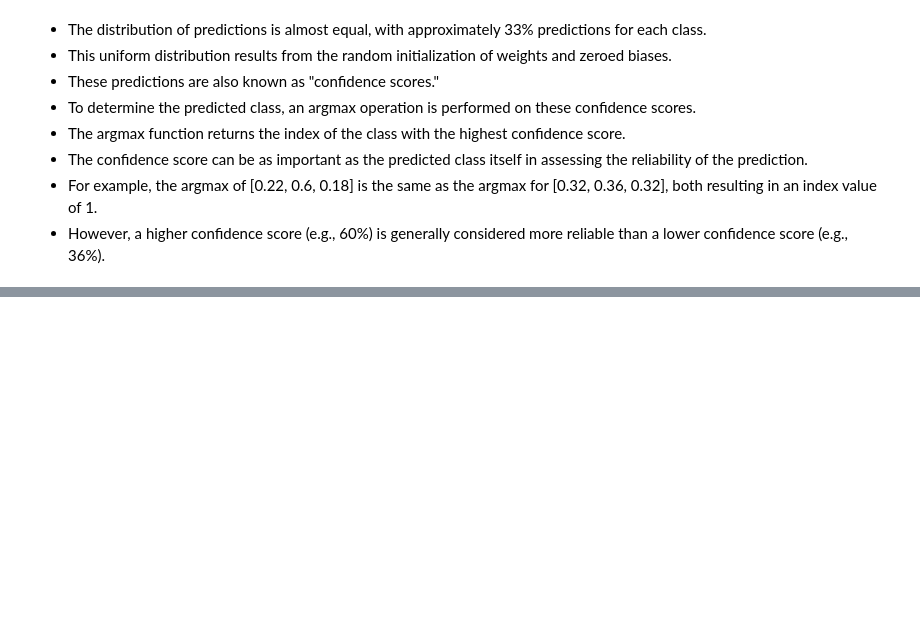
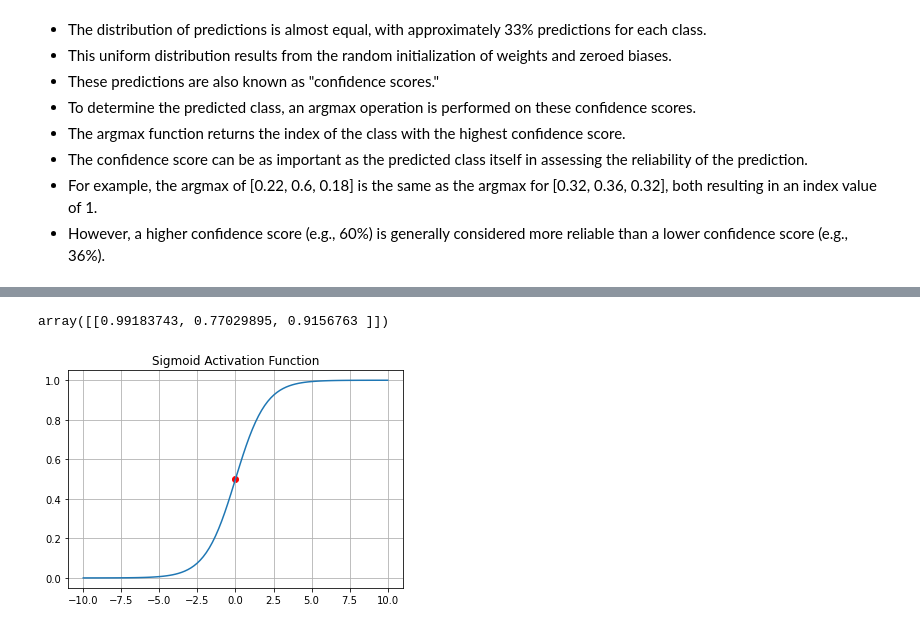
Before and after one commit to Muhammad-Sheraz-ds/Neural-Networks-From-Scratch-In-Python, a Jupyter notebook: Lec 3 (Activation Functions).ipynb, the cells around one changed output, grey strips where cells are left out. Saved outputs shown, nothing was run; the diff lists cells and outputs as text; code cells hidden in the pictures; blank space fills up the shorter version.

```diff
--- a/Lec 3 (Activation Functions).ipynb
+++ b/Lec 3 (Activation Functions).ipynb
@@ -368,0 +389,31 @@ array([[0.33333333, 0.33333333, 0.33333333],
+# %%
+import numpy as np
+
+class Sigmoid:
+    def forward(self, inputs):
+        self.output = 1 / (1 + np.exp(-inputs))
+# %%
+layer_outputs = np.array([[4.8, 1.21, 2.385]])
+sigmoid = Sigmoid()
+sigmoid.forward(layer_outputs)
+sigmoid.output
+# %% [output]
+array([[0.99183743, 0.77029895, 0.9156763 ]])
+# %%
+import numpy as np
+import matplotlib.pyplot as plt
+
+class Sigmoid:
+    def forward(self, inputs):
+        self.output = 1 / (1 + np.exp(-inputs))
+
+sigmoid = Sigmoid()
+x_values = np.linspace(-10, 10, 100)
+sigmoid.forward(x_values)
+plt.plot(x_values, sigmoid.output)
+plt.title('Sigmoid Activation Function')
+plt.scatter([0],[0.5],color='red')
+plt.grid(True)
+plt.show()
+# %% [output]
+[figure, added]
```
Also changed, not shown: parts of 15 cells of this notebook, 2 other files.
